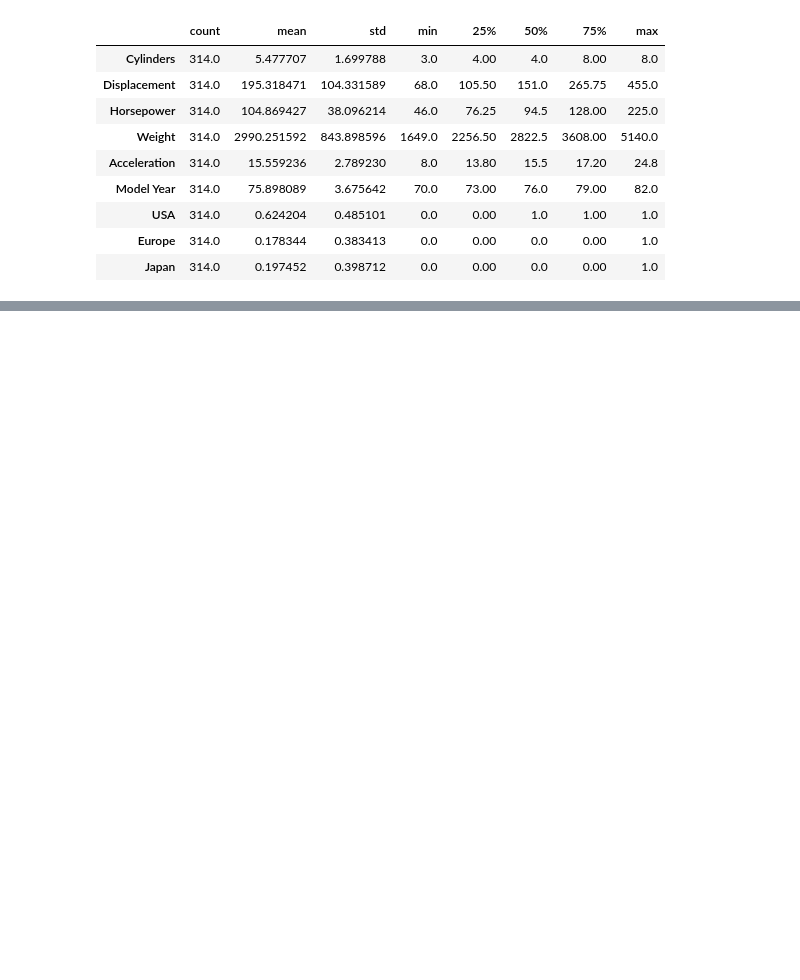
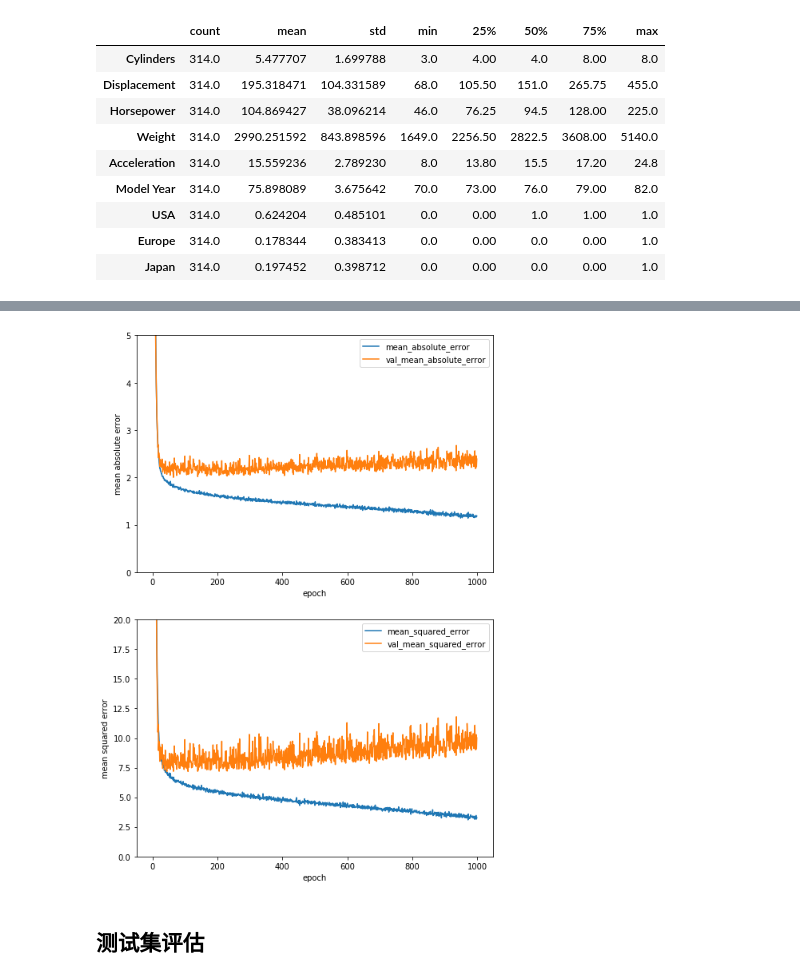
Before and after one commit to sumatrae/tensorflow-get-started, a Jupyter notebook: auto_mpg_regression.ipynb, the cells around one changed output, grey strips where cells are left out. Saved outputs shown, nothing was run; the diff lists cells and outputs as text; code cells hidden in the pictures; blank space fills up the shorter version.

```diff
--- a/auto_mpg_regression.ipynb
+++ b/auto_mpg_regression.ipynb
@@ -158,0 +252,13 @@ train_stats
+# %%
+class PrintDot(keras.callbacks.Callback):
+    def on_epoch_end(self, epoch, logs):
+        if epoch % 100 == 0:
+            print('')
+        print('.', end='')
+
+EPOCHS = 1000
+
+history = model.fit(
+    normed_train_data, train_labels,
+    epochs=EPOCHS, validation_split = 0.1,
+)
@@ -158,0 +285,4 @@ train_stats
+# %%
+hist = pd.DataFrame(history.history)
+hist['epoch'] = history.epoch
+hist
@@ -158,0 +308,2 @@ train_stats
+# %%
+hist.pop("epoch")
@@ -158,0 +328,22 @@ train_stats
+# %%
+def plot_history_error():
+    plt.figure(figsize = (8,12))
+    plt.subplot(2,1,1)
+    plt.plot(hist.loc[:,["mean_absolute_error","val_mean_absolute_error"]])
+    plt.ylabel("mean absolute error")
+    plt.xlabel("epoch")
+    plt.ylim([0,5])
+    plt.legend(["mean_absolute_error","val_mean_absolute_error"])
+
+    plt.subplot(2,1,2)
+    plt.plot(hist.loc[:,["mean_squared_error","val_mean_squared_error"]])
+    plt.ylabel("mean squared error")
+    plt.xlabel("epoch")
+    plt.ylim([0,20])
+    plt.legend(["mean_squared_error","val_mean_squared_error"])
+# %%
+plot_history_error()
+# %% [output]
+[figure, added]
+# %% [markdown]
+## 测试集评估
```
Also changed, not shown: parts of 22 cells of this notebook, 1 other file.
